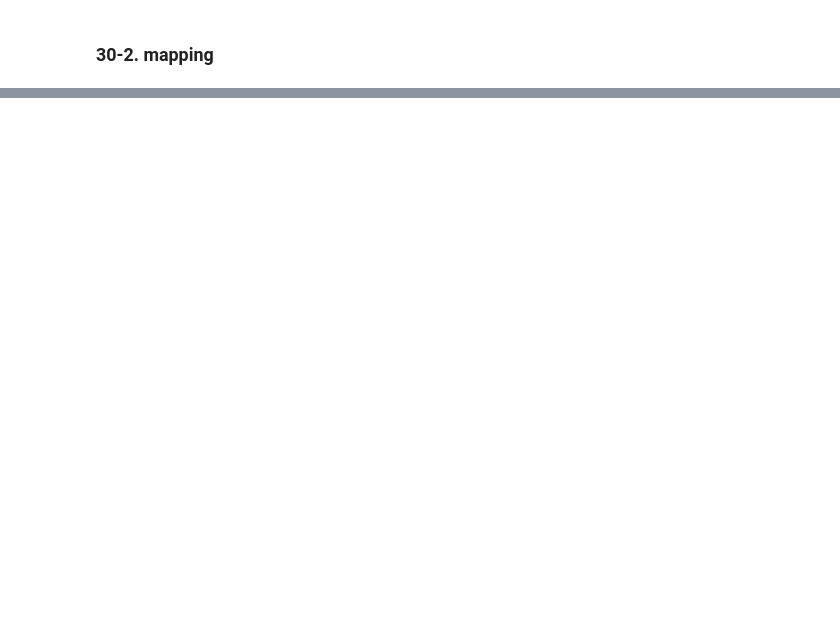
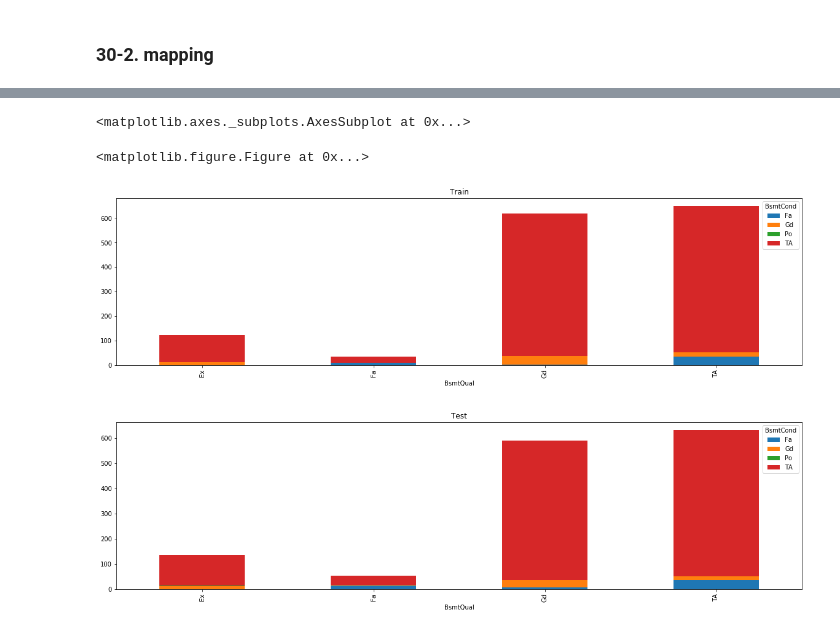
Before and after one commit to gjustin40/Kaggle, a Jupyter notebook: House-Prices/House_prices_part2.ipynb, the cells around one changed output, grey strips where cells are left out. Cells and saved outputs as stored; diff of their text form; code cells hidden in the pictures; blank space fills up the shorter version.

```diff
--- a/House-Prices/House_prices_part2.ipynb
+++ b/House-Prices/House_prices_part2.ipynb
@@ -531,0 +346,9 @@ SaleCondition: Condition of sale
+# %%
+plt.figure()
+train_raw[['BsmtQual', 'BsmtCond']].groupby(['BsmtQual', 'BsmtCond']).size().unstack().plot(kind = 'bar', figsize = (20,5), stacked = True, title = 'Train')
+test_raw[['BsmtQual', 'BsmtCond']].groupby(['BsmtQual', 'BsmtCond']).size().unstack().plot(kind = 'bar', figsize = (20,5), stacked = True, title = 'Test')
+# %% [output]
+<matplotlib.axes._subplots.AxesSubplot at 0x...>
+<matplotlib.figure.Figure at 0x...>
+[figure, added]
+[figure, added]
```
Also changed, not shown: parts of 51 cells of this notebook.
